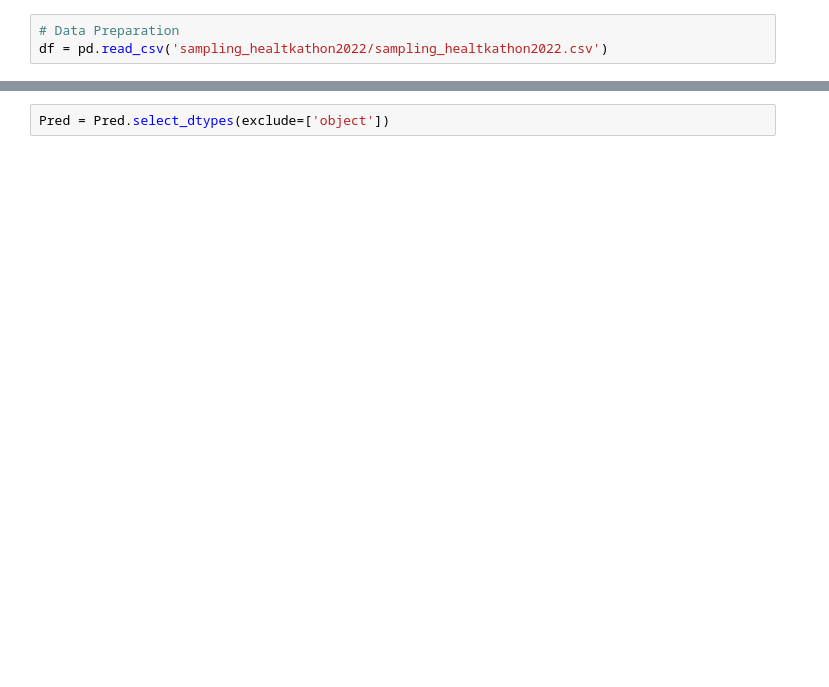
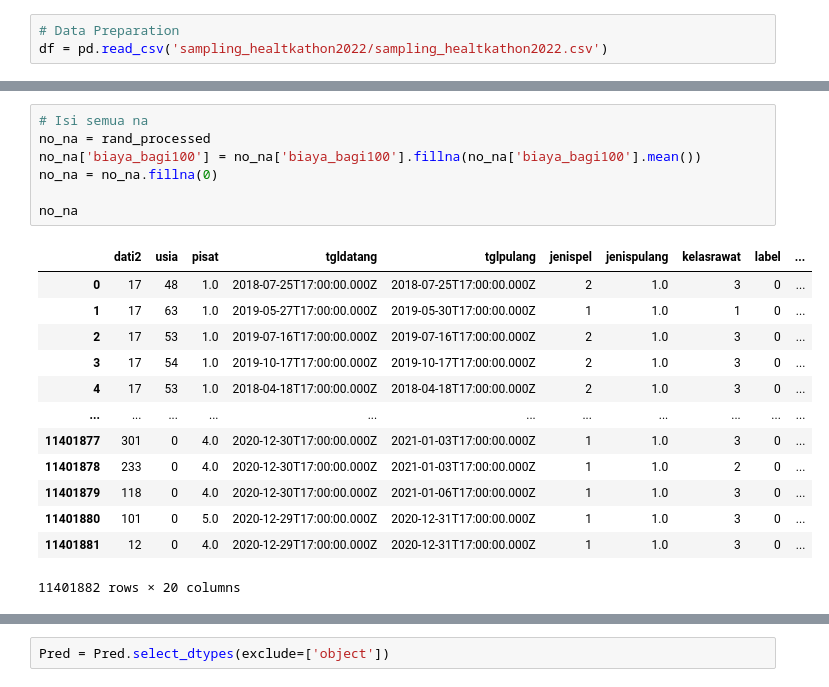
Before and after one commit to FarisTF/BPJS, a Jupyter notebook: 5050_undersample.ipynb, the cells around one changed output, grey strips where cells are left out. Saved outputs shown, nothing was run; the diff lists cells and outputs as text; blank space fills up the shorter version.

Commit message:
categorical feature dan fillna

```diff
--- a/5050_undersample.ipynb
+++ b/5050_undersample.ipynb
@@ -36,0 +101,21 @@ rand_processed
+# %%
+# Isi semua na
+no_na = rand_processed
+no_na['biaya_bagi100'] = no_na['biaya_bagi100'].fillna(no_na['biaya_bagi100'].mean())
+no_na = no_na.fillna(0)
+
+no_na
+# %% [output]
+|  | dati2 | usia | pisat | tgldatang | tglpulang | jenispel | jenispulang | kelasrawat | label | ... |
+| 0 | 17 | 48 | 1.0 | 2018-07-25T17:00:00.000Z | 2018-07-25T17:00:00.000Z | 2 | 1.0 | 3 | 0 | ... |
+| 1 | 17 | 63 | 1.0 | 2019-05-27T17:00:00.000Z | 2019-05-30T17:00:00.000Z | 1 | 1.0 | 1 | 0 | ... |
+| 2 | 17 | 53 | 1.0 | 2019-07-16T17:00:00.000Z | 2019-07-16T17:00:00.000Z | 2 | 1.0 | 3 | 0 | ... |
+| 3 | 17 | 54 | 1.0 | 2019-10-17T17:00:00.000Z | 2019-10-17T17:00:00.000Z | 2 | 1.0 | 3 | 0 | ... |
+| 4 | 17 | 53 | 1.0 | 2018-04-18T17:00:00.000Z | 2018-04-18T17:00:00.000Z | 2 | 1.0 | 3 | 0 | ... |
+| ... | ... | ... | ... | ... | ... | ... | ... | ... | ... | ... |
+| 11401877 | 301 | 0 | 4.0 | 2020-12-30T17:00:00.000Z | 2021-01-03T17:00:00.000Z | 1 | 1.0 | 3 | 0 | ... |
+| 11401878 | 233 | 0 | 4.0 | 2020-12-30T17:00:00.000Z | 2021-01-03T17:00:00.000Z | 1 | 1.0 | 2 | 0 | ... |
+| 11401879 | 118 | 0 | 4.0 | 2020-12-30T17:00:00.000Z | 2021-01-06T17:00:00.000Z | 1 | 1.0 | 3 | 0 | ... |
+| 11401880 | 101 | 0 | 5.0 | 2020-12-29T17:00:00.000Z | 2020-12-31T17:00:00.000Z | 1 | 1.0 | 3 | 0 | ... |
+| 11401881 | 12 | 0 | 4.0 | 2020-12-29T17:00:00.000Z | 2020-12-31T17:00:00.000Z | 1 | 1.0 | 3 | 0 | ... |
+11401882 rows × 20 columns
```
Also changed, not shown: parts of 17 cells of this notebook.
